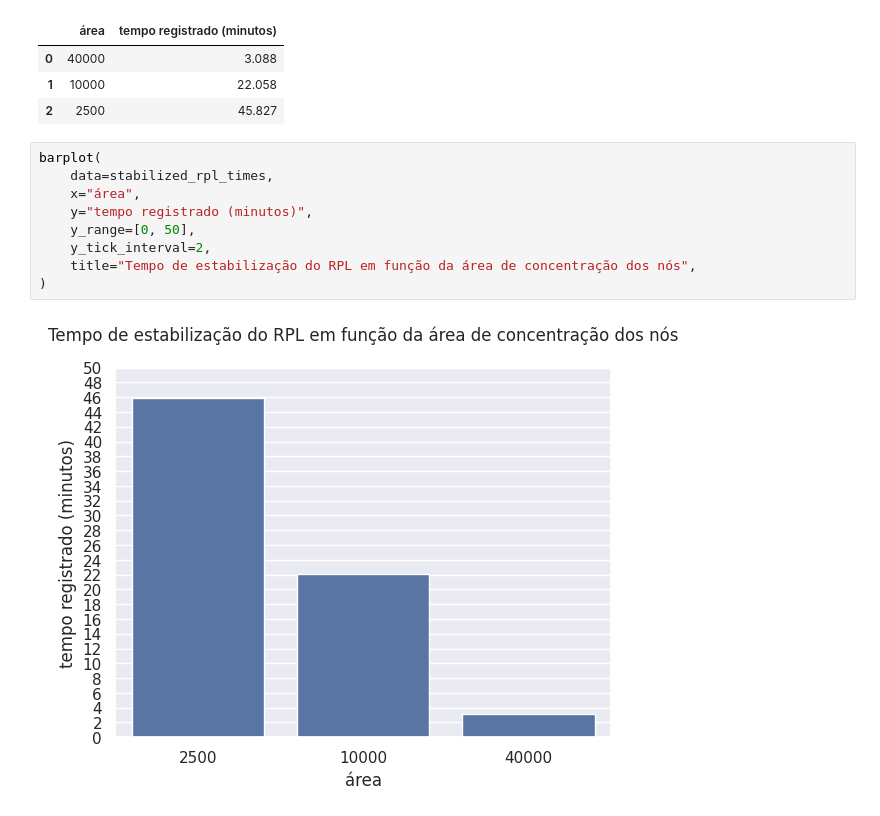
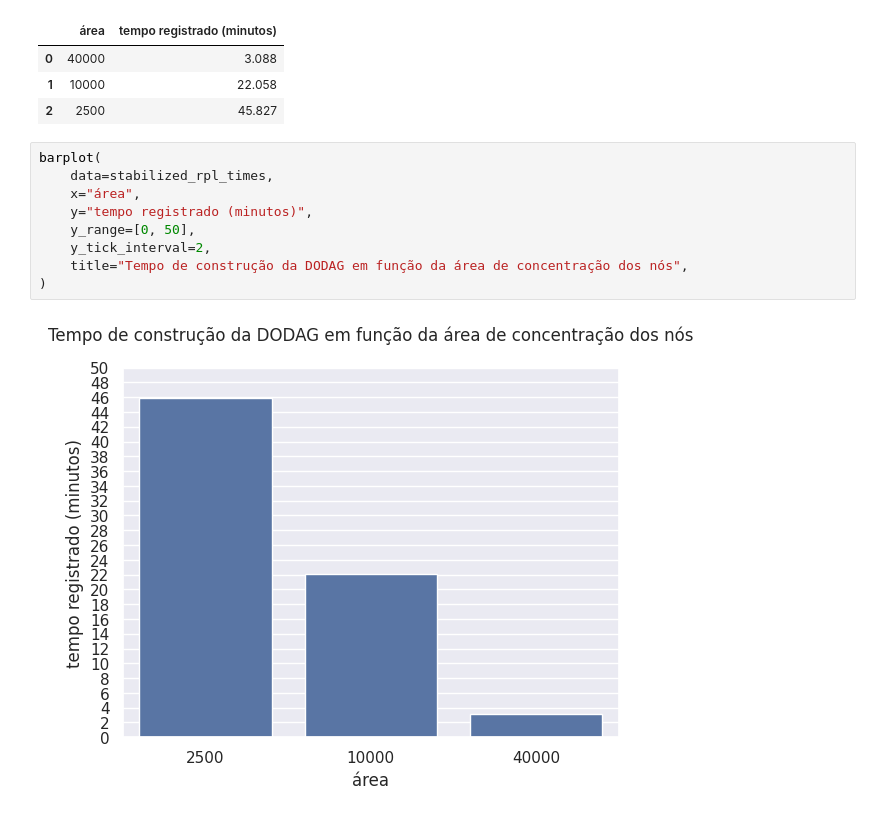
Before and after one commit to enzoMagalhaes/contiki-ng-tsch-rpl-unicast, a Jupyter notebook: projeto2-RPL/visualizations.ipynb, the cells around one changed output. Saved outputs shown, nothing was run; the diff lists cells and outputs as text.

```diff
--- a/projeto2-RPL/visualizations.ipynb
+++ b/projeto2-RPL/visualizations.ipynb
@@ -287,11 +287,11 @@ stabilized_rpl_times
 # %%
 barplot(
     data=stabilized_rpl_times,
     x="área",
     y="tempo registrado (minutos)",
     y_range=[0, 50],
     y_tick_interval=2,
-    title="Tempo de estabilização do RPL em função da área de concentração dos nós",
+    title="Tempo de construção da DODAG em função da área de concentração dos nós",
 )
 # %% [output]
-[figure, old version]
+[figure, new version]
```
Also changed, not shown: parts of 1 cell of this notebook, 3 other files.
